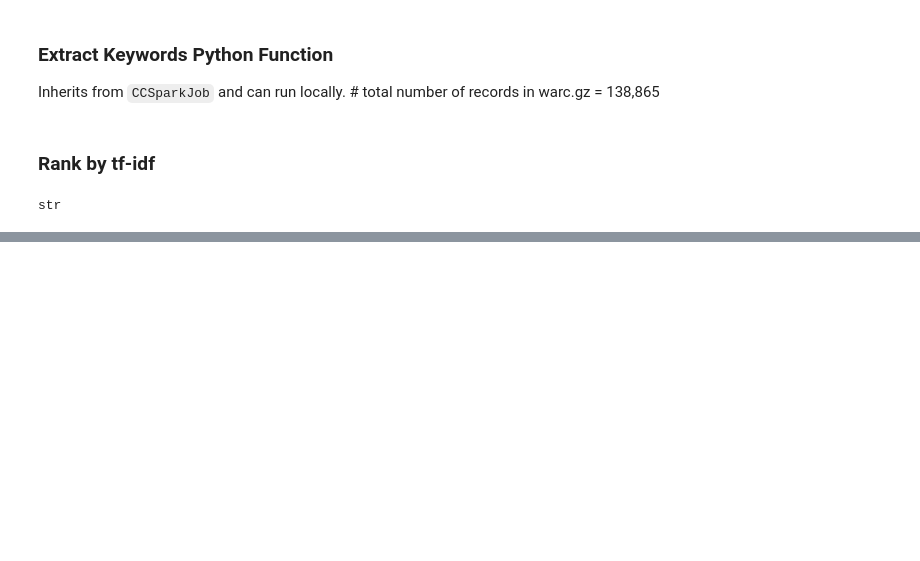
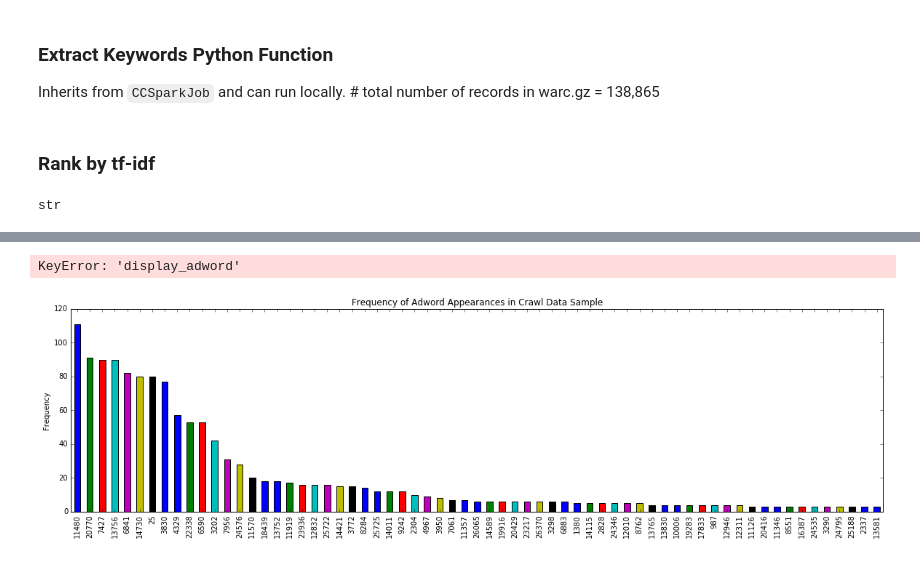
Before and after one commit to lxu213/ad-free-search-engine, a Jupyter notebook: cc_notes.ipynb, the cells around one changed output, grey strips where cells are left out. Cells and saved outputs as stored; diff of their text form; code cells hidden in the pictures; blank space fills up the shorter version.

Commit message:
Determine most common "adword" strings

```diff
--- a/cc_notes.ipynb
+++ b/cc_notes.ipynb
@@ -144,0 +133,7 @@ Name: keywords, Length: 4489, dtype: bool
+# %%
+adwords_dict = {}
+for key, val in csv.reader(open('ad_analysis_results.csv')):
+    adwords_dict[key] = val
+
+adwords = pd.DataFrame(list(adwords_dict.iteritems()),
+                      columns=['adword','count'], dtype=np.int8)
@@ -144,0 +179,13 @@ Name: keywords, Length: 4489, dtype: bool
+# %%
+common_adwords = adwords.loc[adwords['count'] > 2].sort_values('count', ascending=False)
+
+plt.figure(figsize=(20,5))
+ax = plt.gca()
+common_adwords['count'].plot(kind='bar')
+ax.set_ylabel('Frequency')
+ax.set_title('Frequency of Adword Appearances in Crawl Data Sample')
+plt.xticks(range(len(common_adwords['count'])), common_adwords['display_adword'])
+plt.xticks(rotation=80);
+# %% [output]
+KeyError: 'display_adword'
+[figure, added]
```
Also changed, not shown: parts of 11 cells of this notebook, 10 other files.
